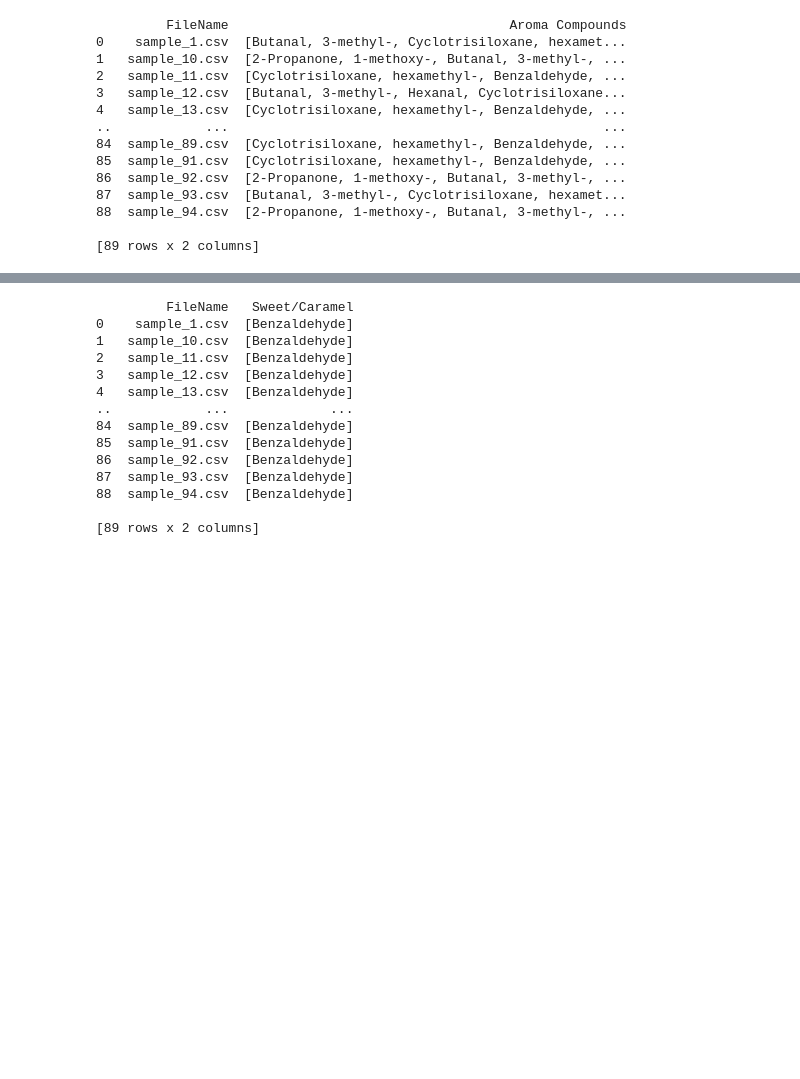
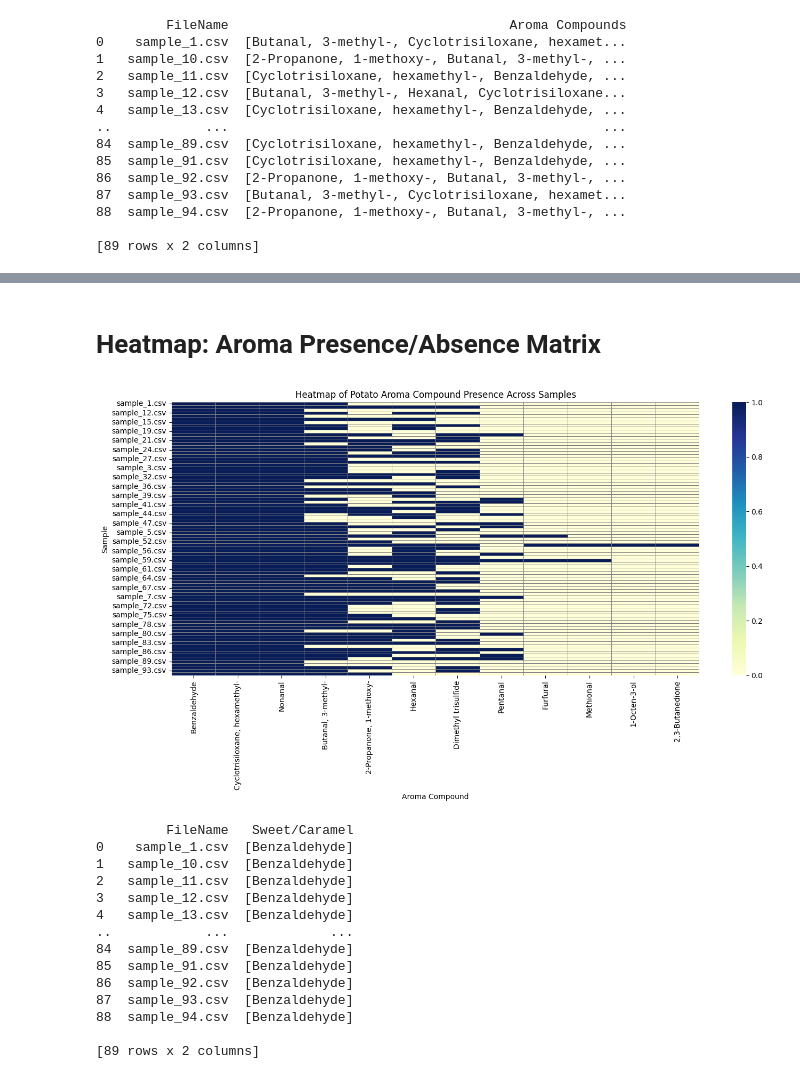
Before and after one commit to Fatemeh1362/internship, a Jupyter notebook: compound_analysis.ipynb, the cells around one changed output, grey strips where cells are left out. Saved outputs shown, nothing was run; the diff lists cells and outputs as text; code cells hidden in the pictures; blank space fills up the shorter version.

```diff
--- a/compound_analysis.ipynb
+++ b/compound_analysis.ipynb
@@ -267,3 +285,25 @@ print(aroma_per_sample)
+# %% [markdown]
+# Heatmap: Aroma Presence/Absence Matrix
+# %%
+# Explode list into a long format
+exploded = aroma_per_sample.explode('Aroma Compounds')
+
+# Create binary matrix: rows = samples, columns = compounds
+presence_matrix = pd.crosstab(exploded['FileName'], exploded['Aroma Compounds'])
+
+# sort columns by overall frequency
+presence_matrix = presence_matrix[presence_matrix.sum().sort_values(ascending=False).index]
+
+# Plot heatmap
+plt.figure(figsize=(14, 8))
+sns.heatmap(presence_matrix, cmap="YlGnBu", linewidths=0.5, linecolor='gray')
+plt.title("Heatmap of Potato Aroma Compound Presence Across Samples")
+plt.xlabel("Aroma Compound")
+plt.ylabel("Sample")
+plt.tight_layout()
+plt.show()
+# %% [output]
+[figure, added]
 # %%
 # Define your “sweet/caramel” reference list
 sweet_caramel = [
```
Also changed, not shown: parts of 2 cells of this notebook.
